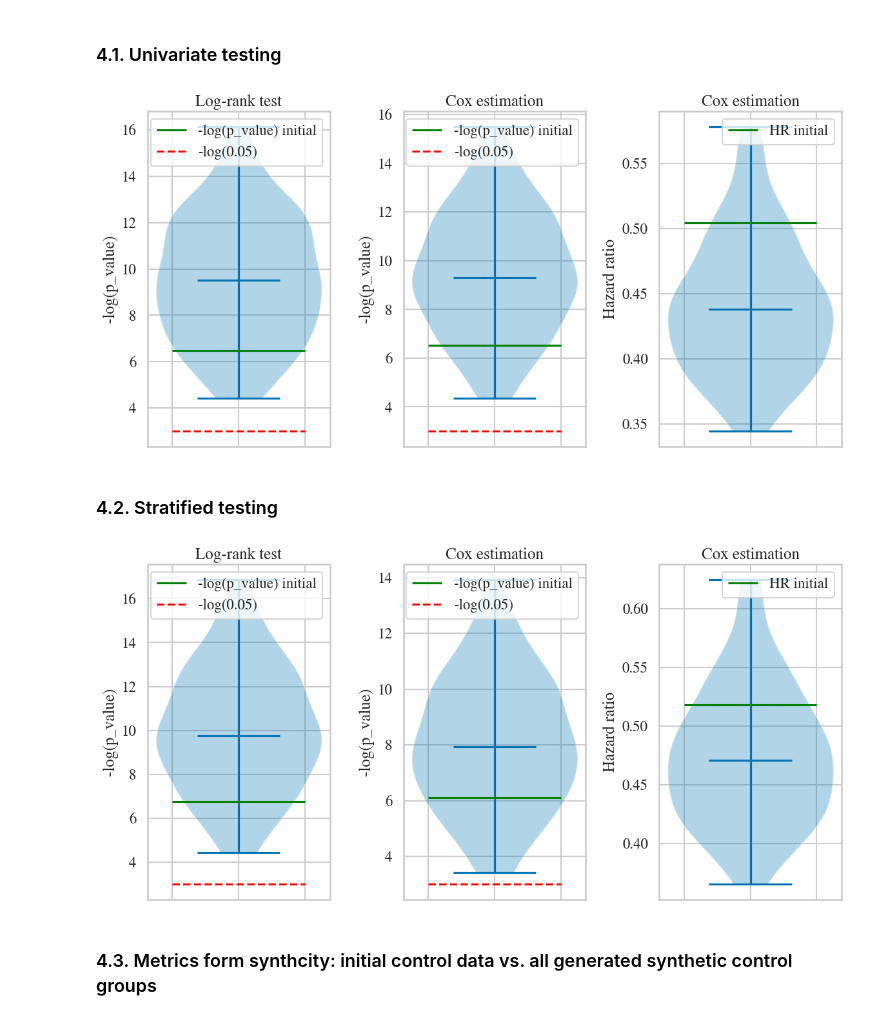
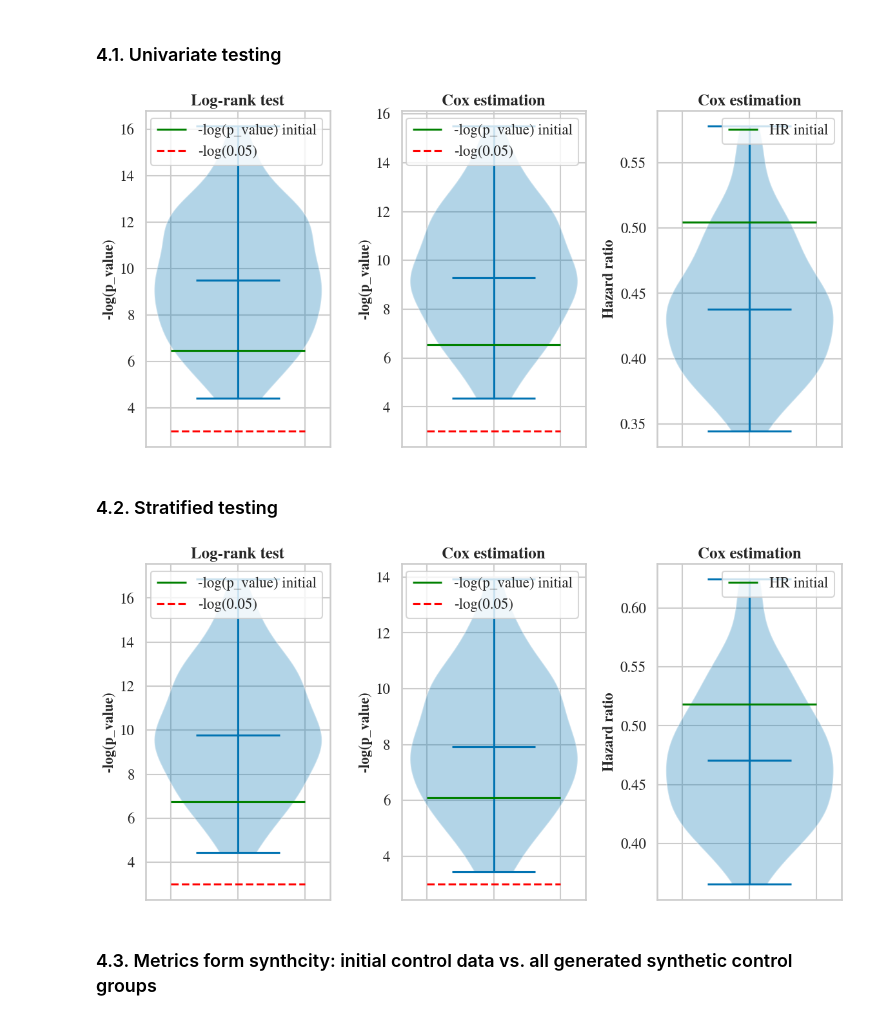
Before and after one commit to aguilloux/HI-VAE_Pytorch, a Jupyter notebook: tutorial_Aids.ipynb, the cells around one changed output. Cells and saved outputs as stored; diff of their text form; code cells hidden in the pictures.

```diff
--- a/tutorial_Aids.ipynb
+++ b/tutorial_Aids.ipynb
@@ -257,33 +256,33 @@ coef_init, coef_syn, cox_p_value_init, cox_p_value_syn = cox_estimation(df_init_
 # %%
 fig, axs = plt.subplots(1, 3, figsize=(12, 6))
 
 axs[0].violinplot(LR_syn, showmeans=False, showmedians=True)
 axs[0].hlines(LR_init, 0.8, 1.2, color='green', label='-log(p_value) initial')
 axs[0].hlines(-np.log(0.05), 0.8, 1.2, color='red', linestyle='--', label='-log(0.05)')
 axs[0].set_xticklabels('')
-axs[0].set_ylabel('-log(p_value)')
-axs[0].set_title('Log-rank test')
+axs[0].set_ylabel('-log(p_value)', fontweight="semibold", size=16)
+axs[0].set_title('Log-rank test', fontweight="bold", size=18)
 axs[0].legend(loc='upper right')
 
 axs[1].violinplot(-np.log(cox_p_value_syn), showmeans=False, showmedians=True)
 axs[1].hlines(-np.log(cox_p_value_init), 0.8, 1.2, color='green', label='-log(p_value) initial')
 axs[1].hlines(-np.log(0.05), 0.8, 1.2, color='red', linestyle='--', label='-log(0.05)')
-axs[1].set_title('Cox estimation')
-axs[1].set_ylabel('-log(p_value)')
+axs[1].set_title('Cox estimation', fontweight="bold", size=18)
+axs[1].set_ylabel('-log(p_value)', fontweight="semibold", size=16)
 axs[1].set_xticklabels('')
 axs[1].legend(loc='upper right')
 
 axs[2].violinplot(np.exp(coef_syn), showmeans=False, showmedians=True)
 axs[2].hlines(np.exp(coef_init), 0.8, 1.2, color='green', label='HR initial')
-axs[2].set_title('Cox estimation')
-axs[2].set_ylabel('Hazard ratio')
+axs[2].set_title('Cox estimation', fontweight="bold", size=18)
+axs[2].set_ylabel('Hazard ratio', fontweight="semibold", size=16)
 axs[2].set_xticklabels('')
 axs[2].legend(loc='upper right')
 
 plt.tight_layout()
 plt.show()
 # %% [output]
-[figure, old version]
+[figure, new version]
 # %% [markdown]
 ### 4.2. Stratified testing
 # %%
@@ -312,29 +311,29 @@ axs[0].violinplot(strata_LR_syn, showmeans=False, showmedians=True)
 axs[0].hlines(strata_LR_init, 0.8, 1.2, color='green', label='-log(p_value) initial')
 axs[0].hlines(-np.log(0.05), 0.8, 1.2, color='red', linestyle='--', label='-log(0.05)')
 axs[0].set_xticklabels('')
-axs[0].set_ylabel('-log(p_value)')
-axs[0].set_title('Log-rank test')
+axs[0].set_ylabel('-log(p_value)', fontweight="semibold", size=16)
+axs[0].set_title('Log-rank test', fontweight="bold", size=18)
 axs[0].legend(loc='upper right')
 
 axs[1].violinplot(-np.log(strata_cox_p_value_syn), showmeans=False, showmedians=True)
 axs[1].hlines(-np.log(strata_cox_p_value_init), 0.8, 1.2, color='green', label='-log(p_value) initial')
 axs[1].hlines(-np.log(0.05), 0.8, 1.2, color='red', linestyle='--', label='-log(0.05)')
-axs[1].set_title('Cox estimation')
-axs[1].set_ylabel('-log(p_value)')
+axs[1].set_title('Cox estimation', fontweight="bold", size=18)
+axs[1].set_ylabel('-log(p_value)', fontweight="semibold", size=16)
 axs[1].set_xticklabels('')
 axs[1].legend(loc='upper right')
 
 axs[2].violinplot(np.exp(strata_coef_syn), showmeans=False, showmedians=True)
 axs[2].hlines(np.exp(strata_coef_init), 0.8, 1.2, color='green', label='HR initial')
-axs[2].set_title('Cox estimation')
-axs[2].set_ylabel('Hazard ratio')
+axs[2].set_title('Cox estimation', fontweight="bold", size=18)
+axs[2].set_ylabel('Hazard ratio', fontweight="semibold", size=16)
 axs[2].set_xticklabels('')
 axs[2].legend(loc='upper right')
 
 plt.tight_layout()
 plt.show()
 # %% [output]
-[figure, old version]
+[figure, new version]
 # %% [markdown]
 ### 4.3. Metrics form synthcity: initial control data vs. all generated synthetic control groups
 # %%
```
Also changed, not shown: parts of 5 cells of this notebook, 1 other file.
